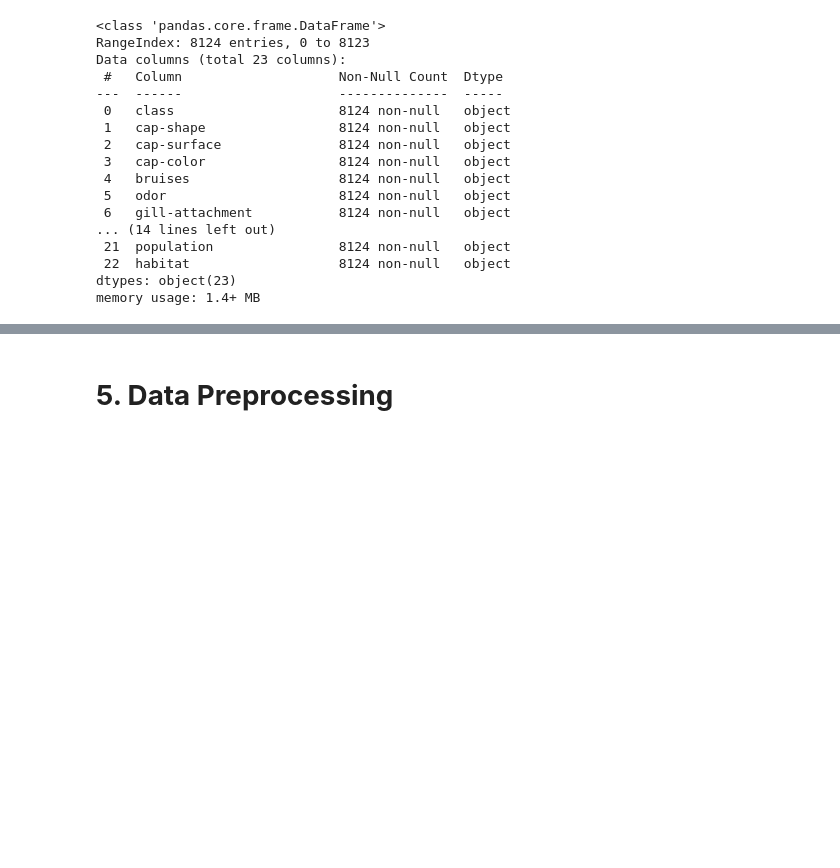
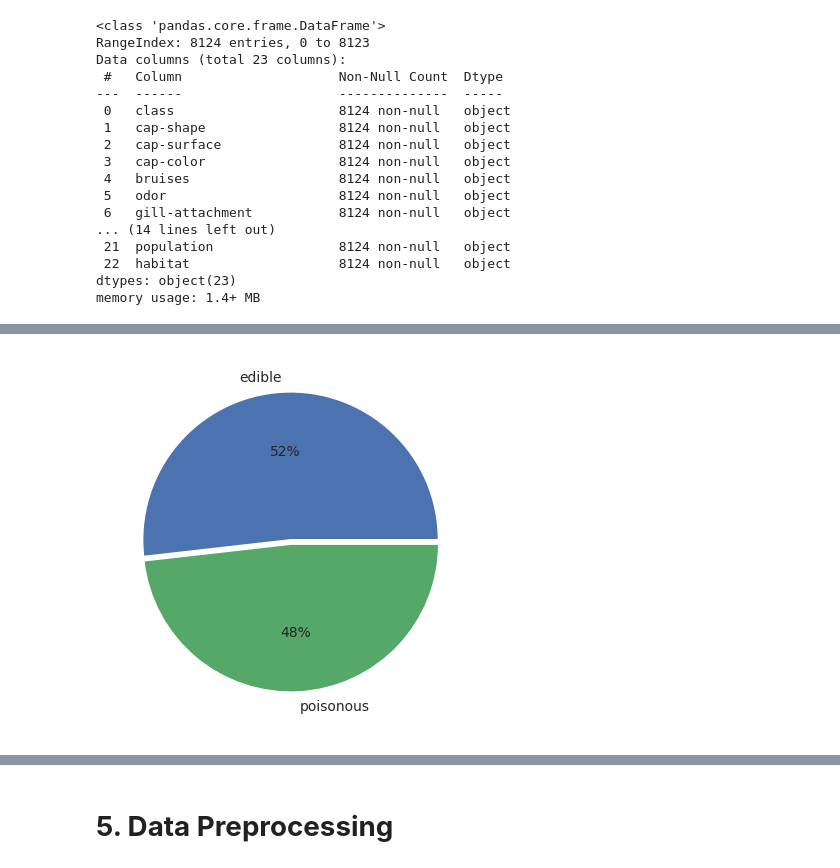
Before and after one commit to Refanz/Eksperimen_SML_Refan, a Jupyter notebook: preprocessing/eksperimen_refan.ipynb, the cells around one changed output, grey strips where cells are left out. Saved outputs shown, nothing was run; the diff lists cells and outputs as text; code cells hidden in the pictures; blank space fills up the shorter version.

```diff
--- a/preprocessing/eksperimen_refan.ipynb
+++ b/preprocessing/eksperimen_refan.ipynb
@@ -84,0 +165,13 @@ dtype: int64
+# %%
+palette_color = sns.color_palette('deep6')
+
+plt.pie(
+    x=mushroom_class_df['class_count'],
+    labels=mushroom_class_df['class'],
+    autopct='%.0f%%',
+    colors=palette_color,
+    explode=[0.03, 0.0]
+)
+plt.show()
+# %% [output]
+[figure, added]
```
Also changed, not shown: parts of 22 cells of this notebook.
